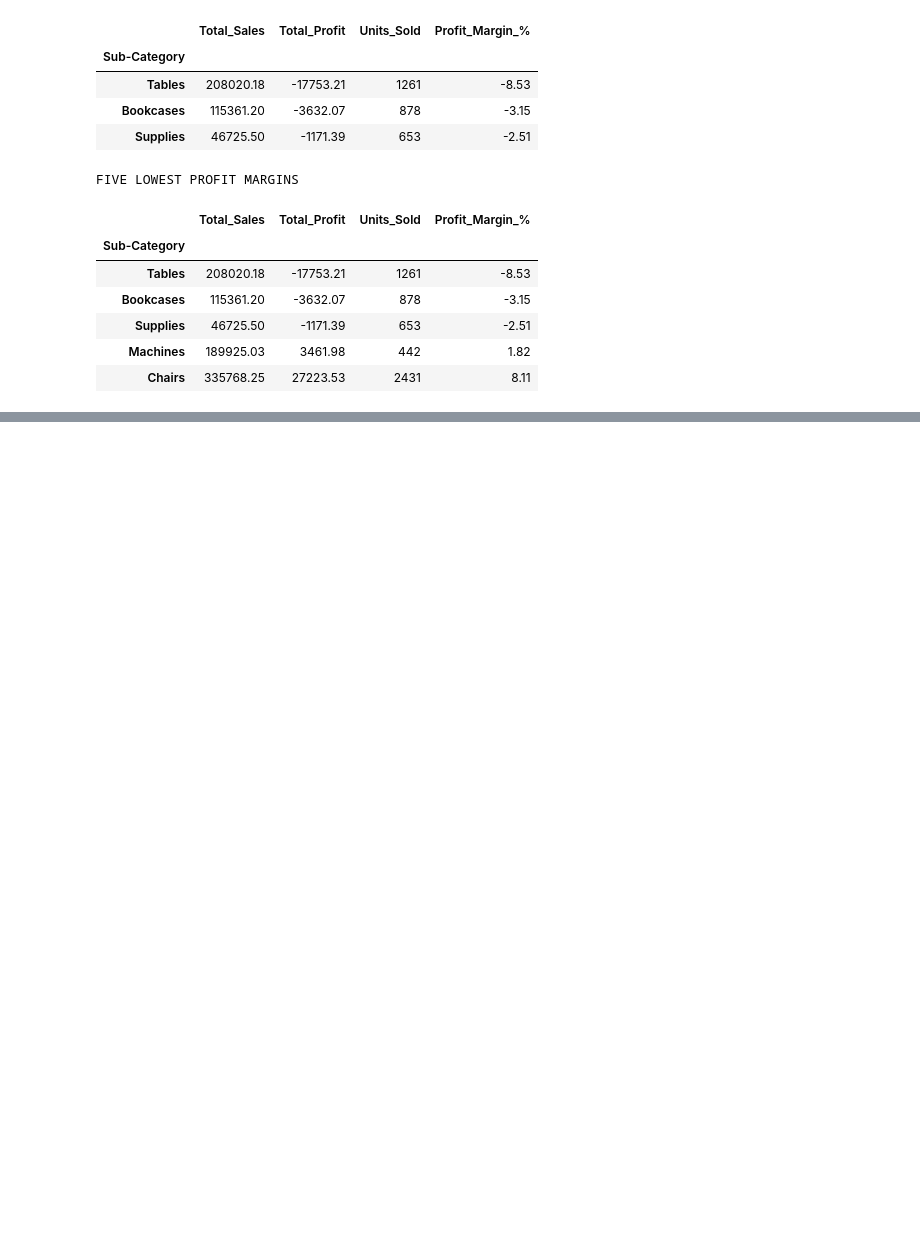
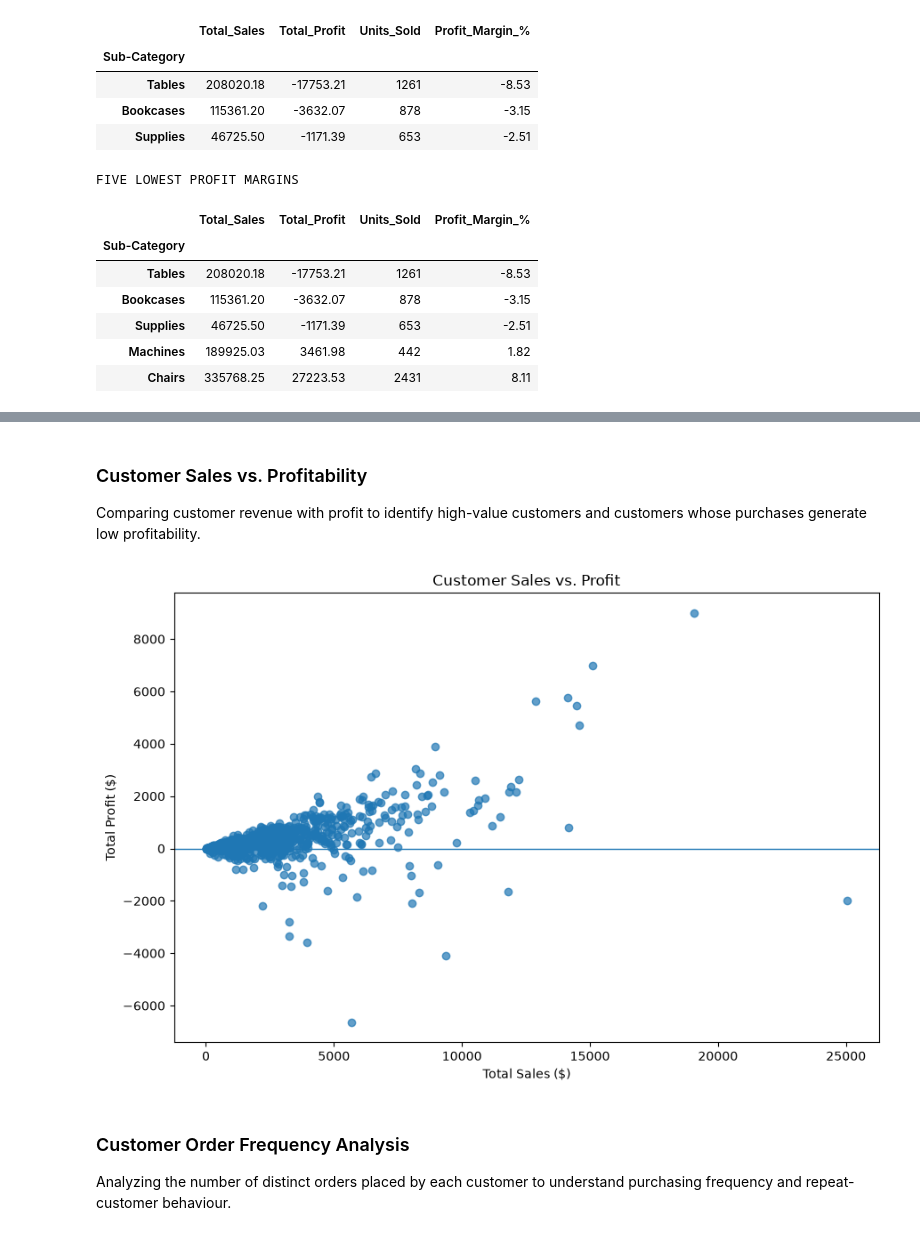
Before and after one commit to kumaridipika928-dot/ecommerce-sales-analytics, a Jupyter notebook: notebooks/02_sales_eda.ipynb, the cells around one changed output, grey strips where cells are left out. Saved outputs shown, nothing was run; the diff lists cells and outputs as text; code cells hidden in the pictures; blank space fills up the shorter version.

```diff
--- a/notebooks/02_sales_eda.ipynb
+++ b/notebooks/02_sales_eda.ipynb
@@ -1571,0 +1784,22 @@ FIVE LOWEST PROFIT MARGINS
+# %%
+
+customer_analysis = (
+    cleaned_df.groupby("Customer ID")
+    .agg(
+        Customer_Name=("Customer Name", "first"),
+        Total_Sales=("Sales", "sum"),
+        Total_Profit=("Profit", "sum"),
+        Total_Orders=("Order ID", "nunique"),
+        Total_Quantity=("Quantity", "sum")
+    )
+    .reset_index()
+)
+
+customer_analysis["Profit_Margin_%"] = (
+    customer_analysis["Total_Profit"]
+    / customer_analysis["Total_Sales"] * 100
+)
+
+print("CUSTOMER ANALYSIS SUMMARY")
+print("Unique customers:", len(customer_analysis))
+display(customer_analysis.head().round(2))
@@ -1571,0 +1879,32 @@ FIVE LOWEST PROFIT MARGINS
+# %% [markdown]
+
+### Customer Sales vs. Profitability
+
+Comparing customer revenue with profit to identify high-value
+customers and customers whose purchases generate low profitability.
+# %%
+
+import matplotlib.pyplot as plt
+
+plt.figure(figsize=(9, 6))
+
+plt.scatter(
+    customer_analysis["Total_Sales"],
+    customer_analysis["Total_Profit"],
+    alpha=0.7
+)
+
+plt.axhline(0, linewidth=1)
+plt.title("Customer Sales vs. Profit")
+plt.xlabel("Total Sales ($)")
+plt.ylabel("Total Profit ($)")
+plt.tight_layout()
+plt.show()
+# %% [output]
+[figure, added]
+# %% [markdown]
+
+### Customer Order Frequency Analysis
+
+Analyzing the number of distinct orders placed by each customer
+to understand purchasing frequency and repeat-customer behaviour.
```
Also changed, not shown: parts of 27 cells of this notebook, 2 other files.
